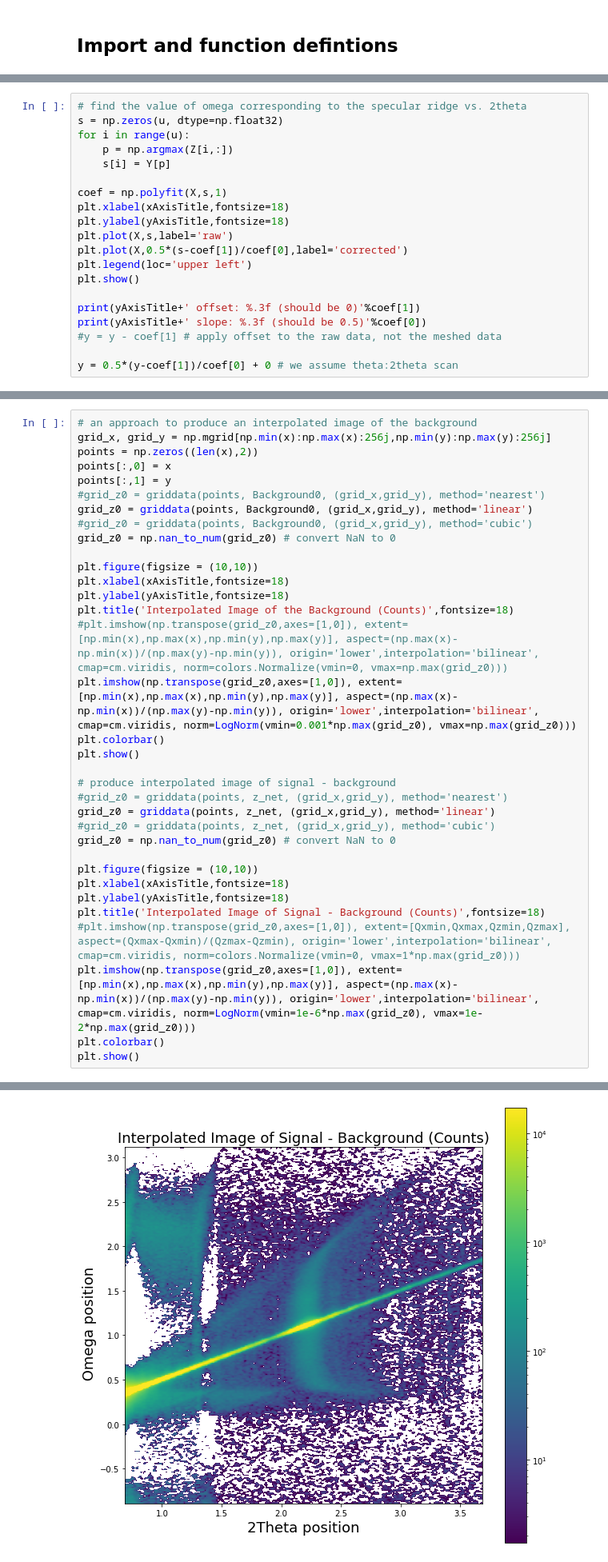
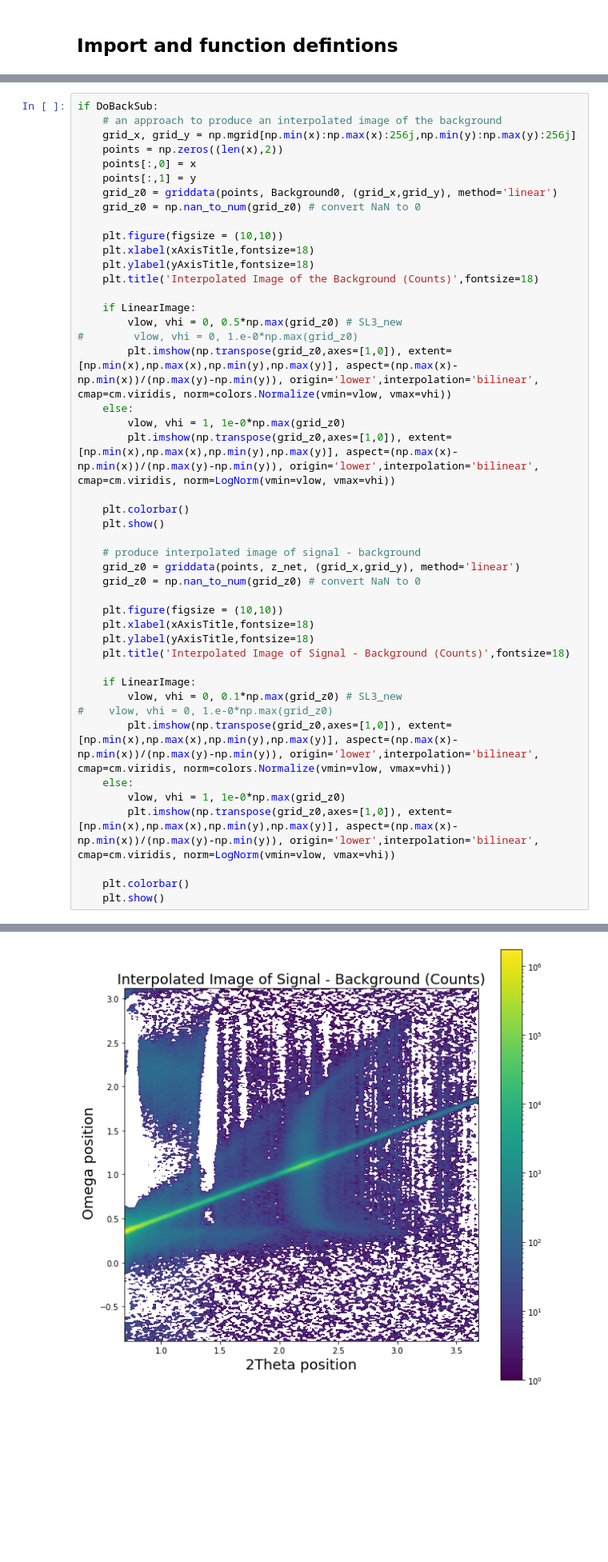
Before and after one commit to mfitzsimmons44/Xray-reflectometry, a Jupyter notebook: QxQz_XRR_mapper.ipynb, the cells around one changed output, grey strips where cells are left out. Shown at 80% size. Cells and saved outputs as stored; diff of their text form; blank space fills up the shorter version.

```diff
--- a/QxQz_XRR_mapper.ipynb
+++ b/QxQz_XRR_mapper.ipynb
@@ -168,23 +257,3 @@ We assume the specular ridge is reasonably defined by where the maximum intensit
 These are recorded and fitted to a line, i.e., omega_peak = intercept + slope * 2theta.  The coefficients of the best
 fit are obtained. The raw omega coordinate, "y", is changed so that the intercept = 0 and the slope = 0.5. This
 ensures when the conversion to Qx-Qz is made later, the specular ridge appears at Qx=0 for all Qz.
-# %%
-# find the value of omega corresponding to the specular ridge vs. 2theta
-s = np.zeros(u, dtype=np.float32)
-for i in range(u):
-    p = np.argmax(Z[i,:])
-    s[i] = Y[p]
-
-coef = np.polyfit(X,s,1)
-plt.xlabel(xAxisTitle,fontsize=18)
-plt.ylabel(yAxisTitle,fontsize=18)
-plt.plot(X,s,label='raw')
-plt.plot(X,0.5*(s-coef[1])/coef[0],label='corrected')
-plt.legend(loc='upper left')
-plt.show()
-
-print(yAxisTitle+' offset: %.3f (should be 0)'%coef[1])
-print(yAxisTitle+' slope: %.3f (should be 0.5)'%coef[0])
-#y = y - coef[1] # apply offset to the raw data, not the meshed data
-
-y = 0.5*(y-coef[1])/coef[0] + 0 # we assume theta:2theta scan
@@ -277,37 +438,48 @@ for i in range(nUnique):
 
 Now show an image of what the interpolated background looks like, and an image of the background subtracted data.
 # %%
-# an approach to produce an interpolated image of the background
-grid_x, grid_y = np.mgrid[np.min(x):np.max(x):256j,np.min(y):np.max(y):256j]
-points = np.zeros((len(x),2))
-points[:,0] = x
-points[:,1] = y
-#grid_z0 = griddata(points, Background0, (grid_x,grid_y), method='nearest')
-grid_z0 = griddata(points, Background0, (grid_x,grid_y), method='linear')
-#grid_z0 = griddata(points, Background0, (grid_x,grid_y), method='cubic')
-grid_z0 = np.nan_to_num(grid_z0) # convert NaN to 0
+if DoBackSub:
+    # an approach to produce an interpolated image of the background
+    grid_x, grid_y = np.mgrid[np.min(x):np.max(x):256j,np.min(y):np.max(y):256j]
+    points = np.zeros((len(x),2))
+    points[:,0] = x
+    points[:,1] = y
+    grid_z0 = griddata(points, Background0, (grid_x,grid_y), method='linear')
+    grid_z0 = np.nan_to_num(grid_z0) # convert NaN to 0
 
-plt.figure(figsize = (10,10))
-plt.xlabel(xAxisTitle,fontsize=18)
-plt.ylabel(yAxisTitle,fontsize=18)
-plt.title('Interpolated Image of the Background (Counts)',fontsize=18)
-#plt.imshow(np.transpose(grid_z0,axes=[1,0]), extent=[np.min(x),np.max(x),np.min(y),np.max(y)], aspect=(np.max(x)-np.min(x))/(np.max(y)-np.min(y)), origin='lower',interpolation='bilinear', cmap=cm.viridis, norm=colors.Normalize(vmin=0, vmax=np.max(grid_z0)))
-plt.imshow(np.transpose(grid_z0,axes=[1,0]), extent=[np.min(x),np.max(x),np.min(y),np.max(y)], aspect=(np.max(x)-np.min(x))/(np.max(y)-np.min(y)), origin='lower',interpolation='bilinear', cmap=cm.viridis, norm=LogNorm(vmin=0.001*np.max(grid_z0), vmax=np.max(grid_z0)))
-plt.colorbar()
-plt.show()
+    plt.figure(figsize = (10,10))
+    plt.xlabel(xAxisTitle,fontsize=18)
+    plt.ylabel(yAxisTitle,fontsize=18)
+    plt.title('Interpolated Image of the Background (Counts)',fontsize=18)
 
-# produce interpolated image of signal - background
-#grid_z0 = griddata(points, z_net, (grid_x,grid_y), method='nearest')
-grid_z0 = griddata(points, z_net, (grid_x,grid_y), method='linear')
-#grid_z0 = griddata(points, z_net, (grid_x,grid_y), method='cubic')
-grid_z0 = np.nan_to_num(grid_z0) # convert NaN to 0
+    if LinearImage:
+        vlow, vhi = 0, 0.5*np.max(grid_z0) # SL3_new
+#        vlow, vhi = 0, 1.e-0*np.max(grid_z0)
+        plt.imshow(np.transpose(grid_z0,axes=[1,0]), extent=[np.min(x),np.max(x),np.min(y),np.max(y)], aspect=(np.max(x)-np.min(x))/(np.max(y)-np.min(y)), origin='lower',interpolation='bilinear', cmap=cm.viridis, norm=colors.Normalize(vmin=vlow, vmax=vhi))
+    else:
+        vlow, vhi = 1, 1e-0*np.max(grid_z0)
+        plt.imshow(np.transpose(grid_z0,axes=[1,0]), extent=[np.min(x),np.max(x),np.min(y),np.max(y)], aspect=(np.max(x)-np.min(x))/(np.max(y)-np.min(y)), origin='lower',interpolation='bilinear', cmap=cm.viridis, norm=LogNorm(vmin=vlow, vmax=vhi))
 
-plt.figure(figsize = (10,10))
-plt.xlabel(xAxisTitle,fontsize=18)
-plt.ylabel(yAxisTitle,fontsize=18)
-plt.title('Interpolated Image of Signal - Background (Counts)',fontsize=18)
-#plt.imshow(np.transpose(grid_z0,axes=[1,0]), extent=[Qxmin,Qxmax,Qzmin,Qzmax], aspect=(Qxmax-Qxmin)/(Qzmax-Qzmin), origin='lower',interpolation='bilinear', cmap=cm.viridis, norm=colors.Normalize(vmin=0, vmax=1*np.max(grid_z0)))
-plt.imshow(np.transpose(grid_z0,axes=[1,0]), extent=[np.min(x),np.max(x),np.min(y),np.max(y)], aspect=(np.max(x)-np.min(x))/(np.max(y)-np.min(y)), origin='lower',interpolation='bilinear', cmap=cm.viridis, norm=LogNorm(vmin=1e-6*np.max(grid_z0), vmax=1e-2*np.max(grid_z0)))
-plt.colorbar()
-plt.show()
+    plt.colorbar()
+    plt.show()
+
+    # produce interpolated image of signal - background
+    grid_z0 = griddata(points, z_net, (grid_x,grid_y), method='linear')
+    grid_z0 = np.nan_to_num(grid_z0) # convert NaN to 0
+
+    plt.figure(figsize = (10,10))
+    plt.xlabel(xAxisTitle,fontsize=18)
+    plt.ylabel(yAxisTitle,fontsize=18)
+    plt.title('Interpolated Image of Signal - Background (Counts)',fontsize=18)
+
+    if LinearImage:
+        vlow, vhi = 0, 0.1*np.max(grid_z0) # SL3_new
+#    vlow, vhi = 0, 1.e-0*np.max(grid_z0)
+        plt.imshow(np.transpose(grid_z0,axes=[1,0]), extent=[np.min(x),np.max(x),np.min(y),np.max(y)], aspect=(np.max(x)-np.min(x))/(np.max(y)-np.min(y)), origin='lower',interpolation='bilinear', cmap=cm.viridis, norm=colors.Normalize(vmin=vlow, vmax=vhi))
+    else:
+        vlow, vhi = 1, 1e-0*np.max(grid_z0)
+        plt.imshow(np.transpose(grid_z0,axes=[1,0]), extent=[np.min(x),np.max(x),np.min(y),np.max(y)], aspect=(np.max(x)-np.min(x))/(np.max(y)-np.min(y)), origin='lower',interpolation='bilinear', cmap=cm.viridis, norm=LogNorm(vmin=vlow, vmax=vhi))
+
+    plt.colorbar()
+    plt.show()
 # %% [output]
@@ -315,4 +487,4 @@ plt.show()
-[figure, old version]
+[figure, new version]
 # %% [markdown]
 ## From the raw data calculate Qx, Qz
 Geometry:
```
Also changed, not shown: parts of 20 cells of this notebook.
